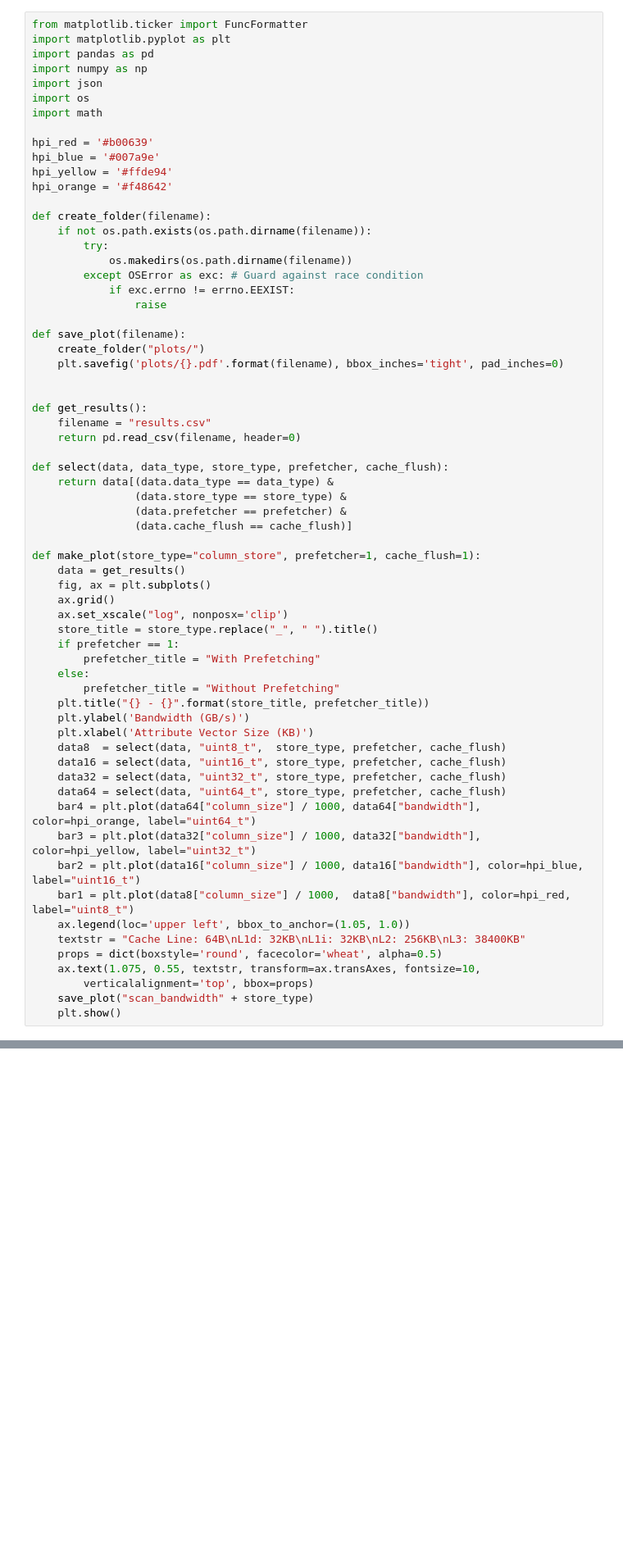
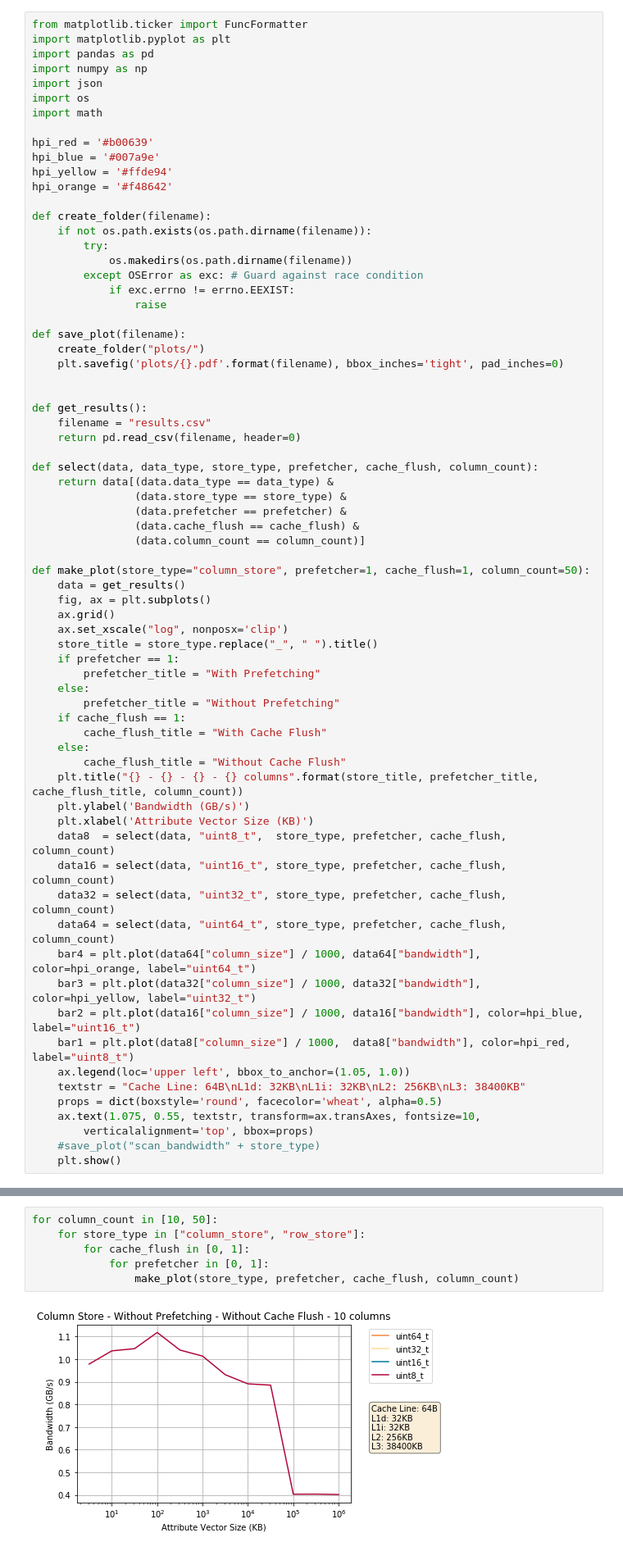
Before and after one commit to janetzki/TuK-Hardware-Optimization, a Jupyter notebook: plots/ScanBandwidth.ipynb, the cells around one changed output, grey strips where cells are left out. Shown at 82% size. Saved outputs shown, nothing was run; the diff lists cells and outputs as text; blank space fills up the shorter version.

```diff
--- a/plots/ScanBandwidth.ipynb
+++ b/plots/ScanBandwidth.ipynb
@@ -29,13 +29,14 @@ def get_results():
     filename = "results.csv"
     return pd.read_csv(filename, header=0)
 
-def select(data, data_type, store_type, prefetcher, cache_flush):
+def select(data, data_type, store_type, prefetcher, cache_flush, column_count):
     return data[(data.data_type == data_type) &
                 (data.store_type == store_type) &
                 (data.prefetcher == prefetcher) &
-                (data.cache_flush == cache_flush)]
+                (data.cache_flush == cache_flush) &
+                (data.column_count == column_count)]
 
-def make_plot(store_type="column_store", prefetcher=1, cache_flush=1):
+def make_plot(store_type="column_store", prefetcher=1, cache_flush=1, column_count=50):
     data = get_results()
     fig, ax = plt.subplots()
     ax.grid()
@@ -45,13 +46,17 @@ def make_plot(store_type="column_store", prefetcher=1, cache_flush=1):
         prefetcher_title = "With Prefetching"
     else:
         prefetcher_title = "Without Prefetching"
-    plt.title("{} - {}".format(store_title, prefetcher_title))
+    if cache_flush == 1:
+        cache_flush_title = "With Cache Flush"
+    else:
+        cache_flush_title = "Without Cache Flush"
+    plt.title("{} - {} - {} - {} columns".format(store_title, prefetcher_title, cache_flush_title, column_count))
     plt.ylabel('Bandwidth (GB/s)')
     plt.xlabel('Attribute Vector Size (KB)')
-    data8  = select(data, "uint8_t",  store_type, prefetcher, cache_flush)
-    data16 = select(data, "uint16_t", store_type, prefetcher, cache_flush)
-    data32 = select(data, "uint32_t", store_type, prefetcher, cache_flush)
-    data64 = select(data, "uint64_t", store_type, prefetcher, cache_flush)
+    data8  = select(data, "uint8_t",  store_type, prefetcher, cache_flush, column_count)
+    data16 = select(data, "uint16_t", store_type, prefetcher, cache_flush, column_count)
+    data32 = select(data, "uint32_t", store_type, prefetcher, cache_flush, column_count)
+    data64 = select(data, "uint64_t", store_type, prefetcher, cache_flush, column_count)
     bar4 = plt.plot(data64["column_size"] / 1000, data64["bandwidth"], color=hpi_orange, label="uint64_t")
     bar3 = plt.plot(data32["column_size"] / 1000, data32["bandwidth"], color=hpi_yellow, label="uint32_t")
     bar2 = plt.plot(data16["column_size"] / 1000, data16["bandwidth"], color=hpi_blue, label="uint16_t")
@@ -61,5 +66,5 @@ def make_plot(store_type="column_store", prefetcher=1, cache_flush=1):
     props = dict(boxstyle='round', facecolor='wheat', alpha=0.5)
     ax.text(1.075, 0.55, textstr, transform=ax.transAxes, fontsize=10,
         verticalalignment='top', bbox=props)
-    save_plot("scan_bandwidth" + store_type)
+    #save_plot("scan_bandwidth" + store_type)
     plt.show()
@@ -83,0 +71,8 @@ make_plot("row_store",    prefetcher=1, cache_flush=1)
+# %%
+for column_count in [10, 50]:
+    for store_type in ["column_store", "row_store"]:
+        for cache_flush in [0, 1]:
+            for prefetcher in [0, 1]:
+                make_plot(store_type, prefetcher, cache_flush, column_count)
+# %% [output]
+[figure, added]
```
Also changed, not shown: parts of 2 cells of this notebook, 2 other files.
